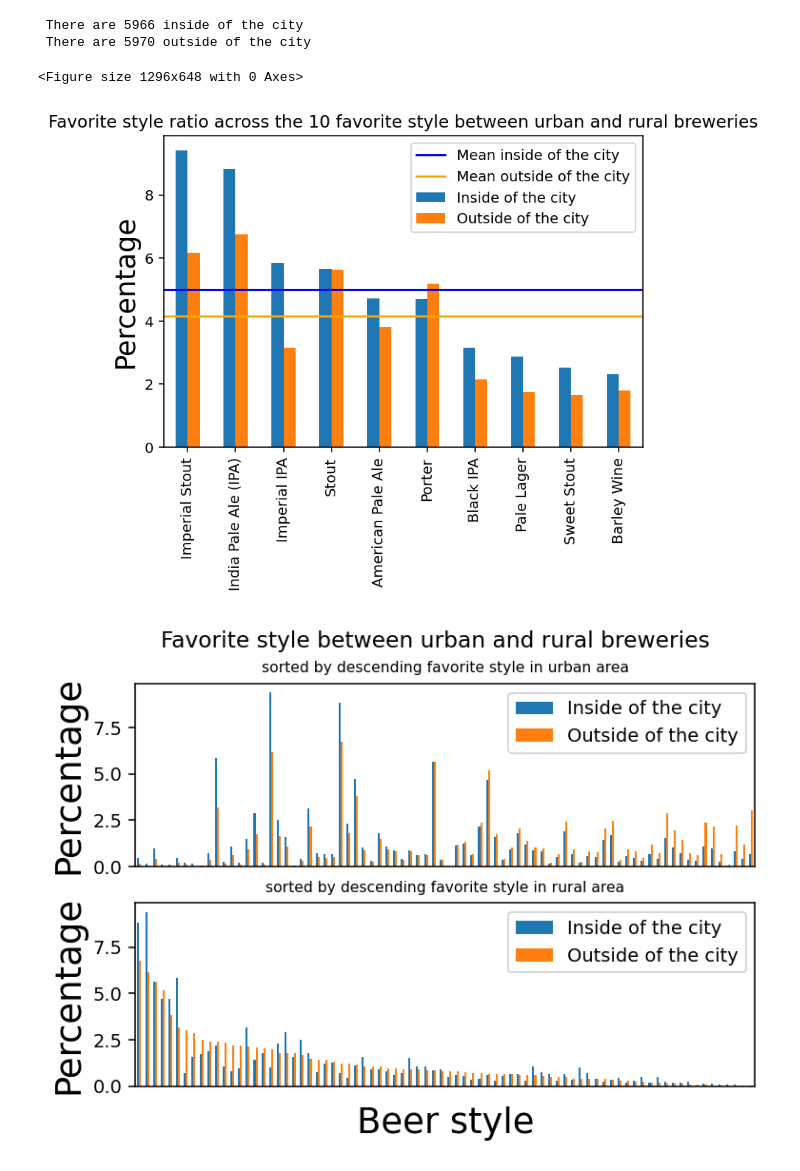
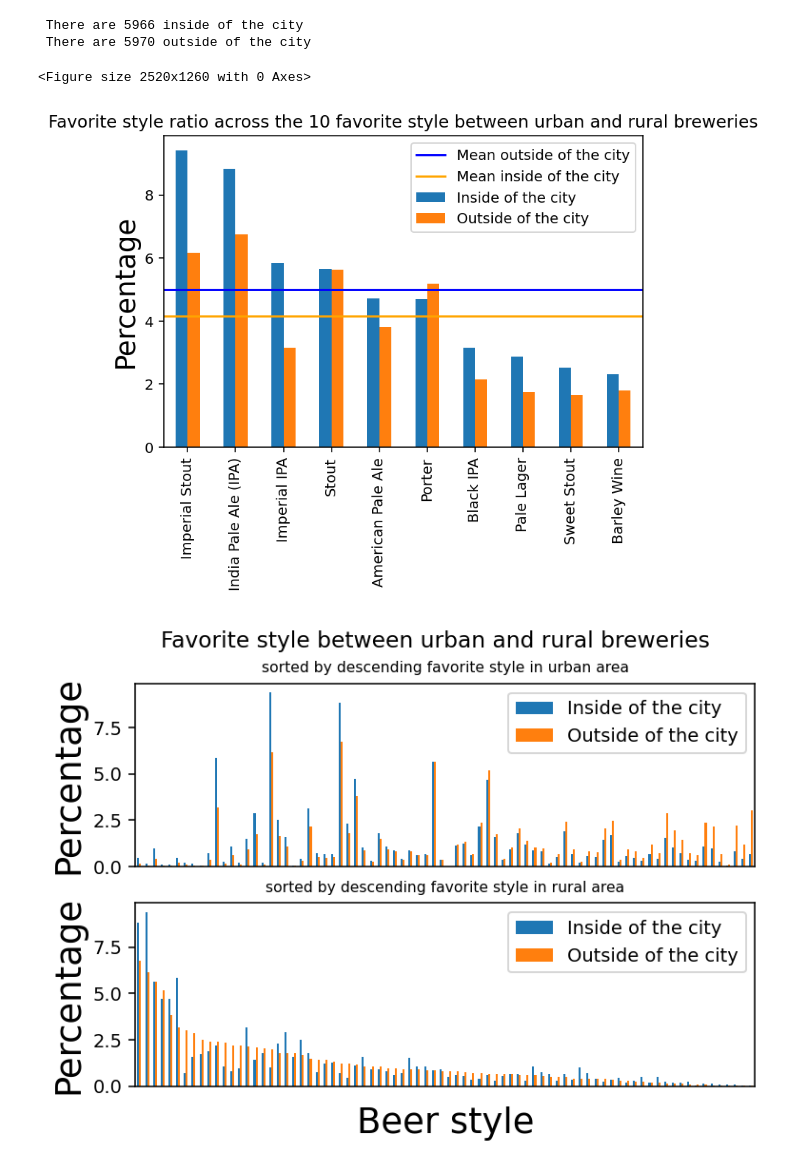
Before and after one commit to epfl-ada/ada-2022-project-sustainablepandas, a Jupyter notebook: Project_Final.ipynb, the cells around one changed output. Saved outputs shown, nothing was run; the diff lists cells and outputs as text; code cells hidden in the pictures.

```diff
--- a/Project_Final.ipynb
+++ b/Project_Final.ipynb
@@ -69,7 +69,7 @@ def txt_to_dataframe(FOLDER_NAME,FILE_NAME,keys_list):
 
         return df
 
-    elif os.path.exists(FOLDER_PATH+'/df_reviews_pickle.pkl')==False:
+    elif os.path.exists(CSV_FILE_PATH)==False:
 
         df_csv = pd.read_csv(CSV_FILE_PATH,index_col = [0])
 
@@ -868,30 +868,30 @@ plot_beers2 = plot_beers.sort_values(by="ratio_out", ascending=False)
 # %%
 plot_beers_10 = plot_beers.head(10)
 plot_beers_10_b = plot_beers2.head(10)
 
 mean_in = plot_beers_10['ratio_in'].mean()
 mean_out = plot_beers_10_b['ratio_out'].mean()
 
 plt.figure(figsize=[18,9])
 plt.rcParams['figure.dpi']=140
 ax = plot_beers_10.plot(y=["ratio_in", "ratio_out"], kind="bar", rot=90)
 
 plt.title('Favorite style ratio across the 10 favorite style between urban and rural breweries')
 
 
 ax.set_ylabel('Percentage')
 
 plt.axhline(y = mean_in, label = 'Arithmetic mean',color = "blue")
 plt.axhline(y = mean_out, label = 'Arithmetic mean', color="orange")
-ax.legend(['Mean inside of the city', 'Mean outside of the city','Inside of the city', 'Outside of the city'], loc='upper right')
+ax.legend(['Mean outside of the city', 'Mean inside of the city','Inside of the city', 'Outside of the city'], loc='upper right')
 
 
 plt.savefig("Fav_style.png", dpi=150, bbox_inches='tight')
 
 plt.show()
 # %% [output]
-<Figure size 1296x648 with 0 Axes>
+<Figure size 2520x1260 with 0 Axes>
-[figure, old version]
+[figure, new version]
 # %%
 plot_beers['difference'] = plot_beers['ratio_in'] / plot_beers['ratio_out']
 plot_beers = plot_beers.sort_values(by="difference", ascending=False)
```
